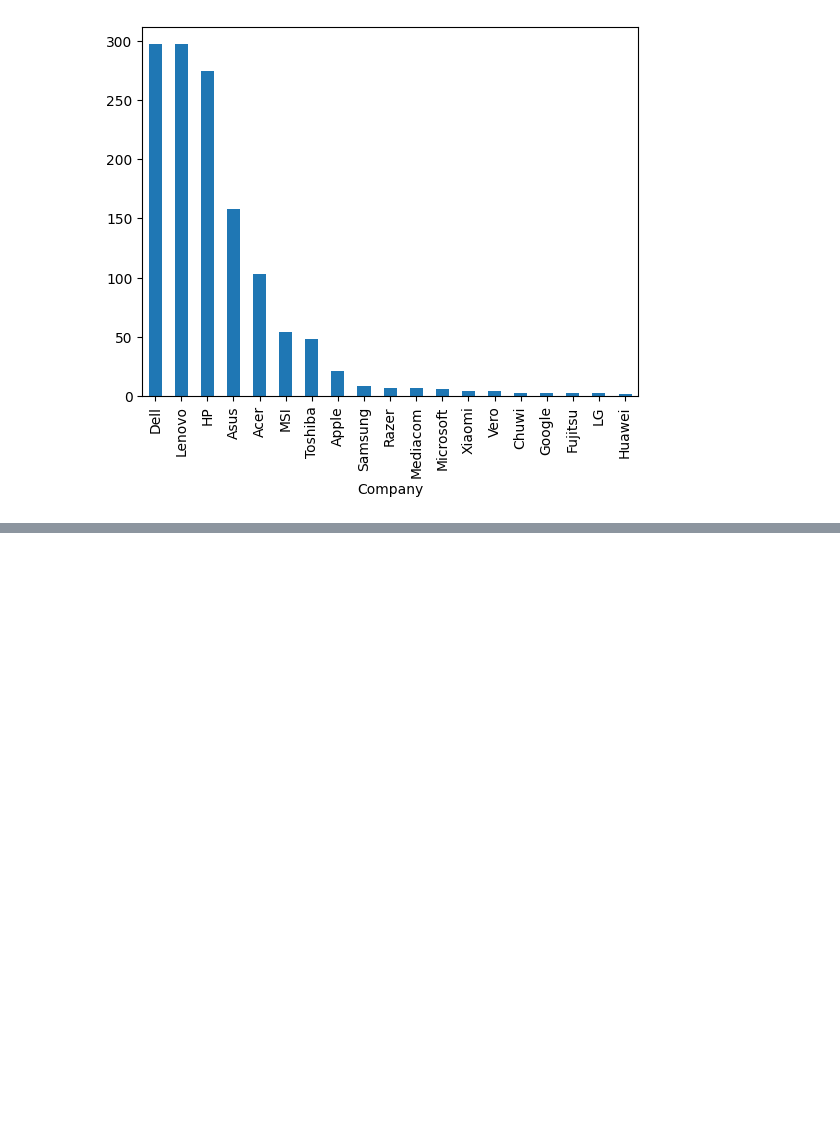
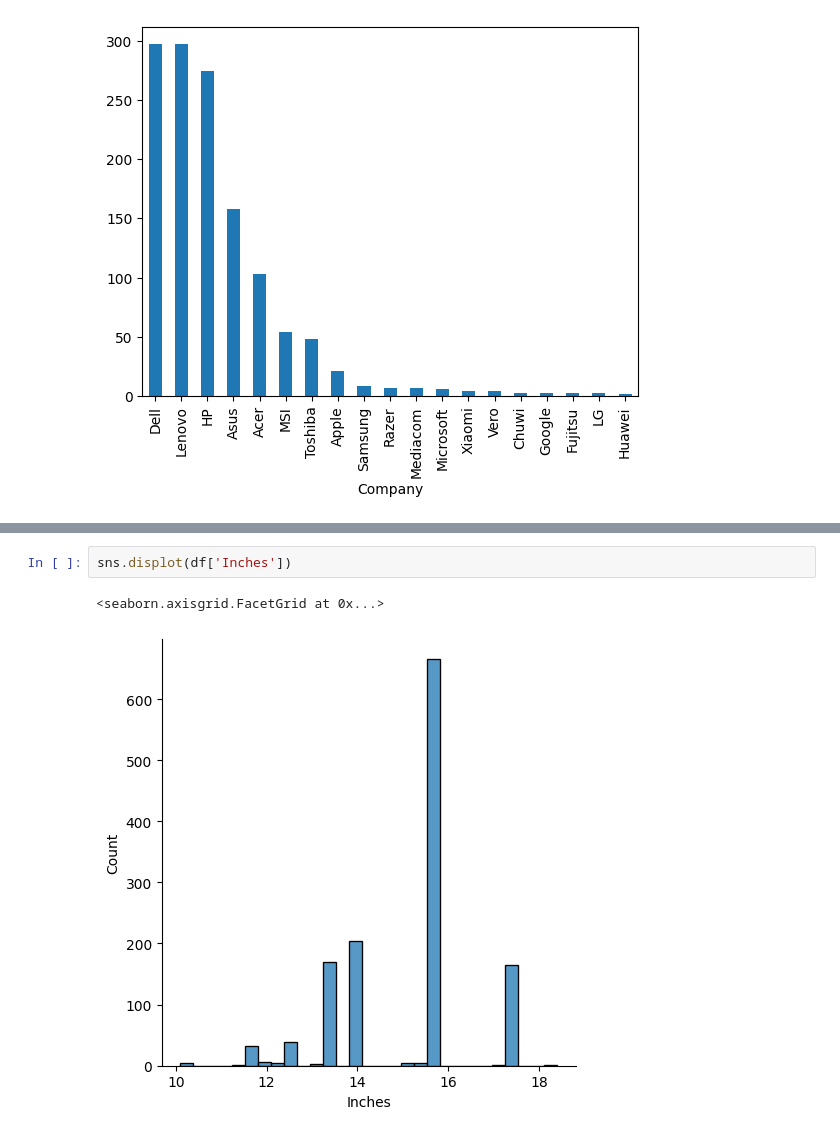
Before and after one commit to viveena30/laptop_price_prediction, a Jupyter notebook: laptop_price_prediction.ipynb, the cells around one changed output, grey strips where cells are left out. Drawn from its saved outputs; the diff is of its cells as text; blank space fills up the shorter version.

```diff
--- a/laptop_price_prediction.ipynb
+++ b/laptop_price_prediction.ipynb
@@ -133,0 +145,5 @@ plt.show()
+# %%
+sns.displot(df['Inches'])
+# %% [output]
+<seaborn.axisgrid.FacetGrid at 0x...>
+[figure, added]
```
Also changed, not shown: parts of 108 cells of this notebook, 2 other files.
